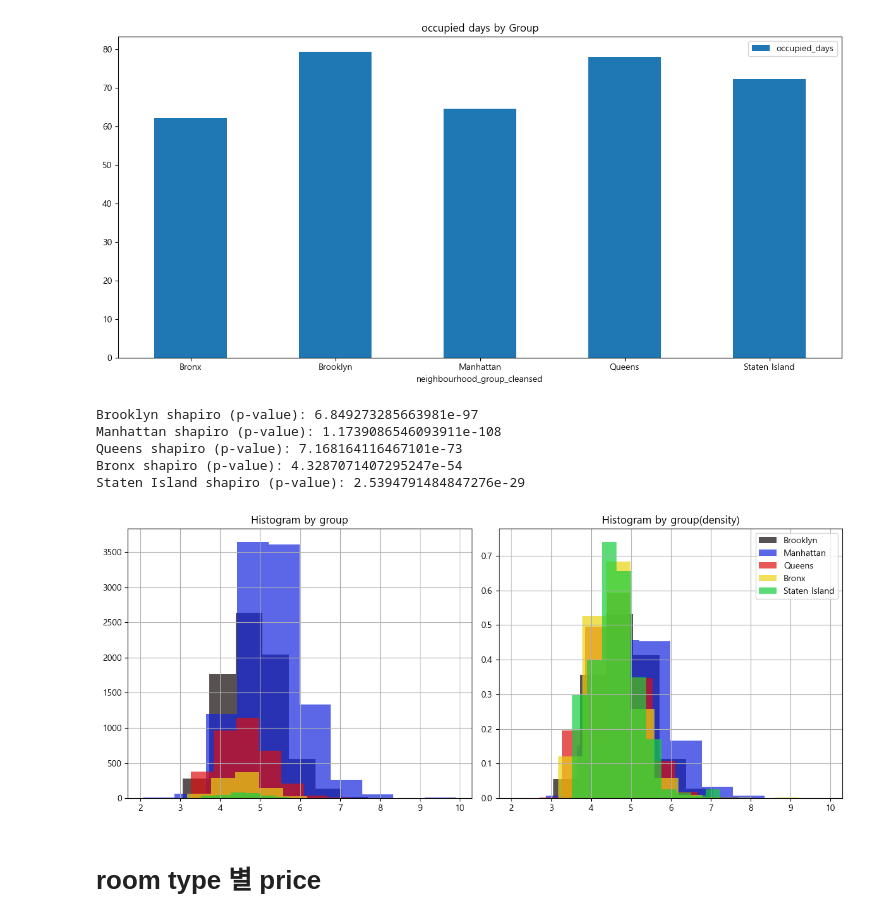
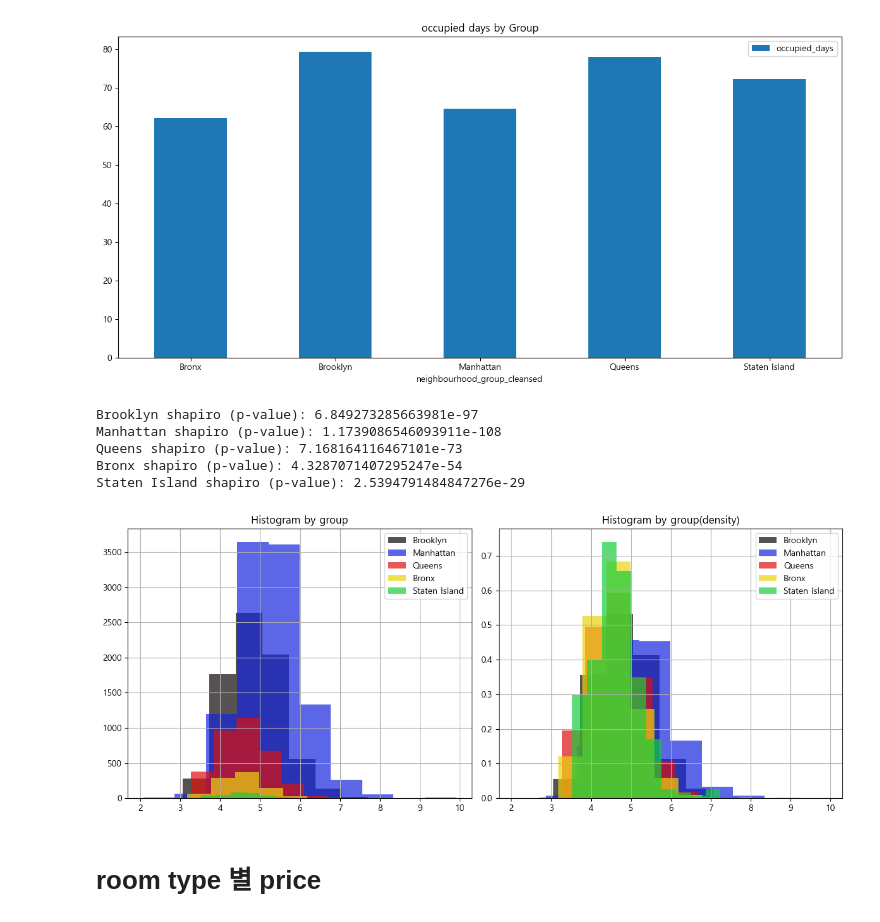
Before and after one commit to sybeom528/airbnb_price_prediction, a Jupyter notebook: notebooks/lch_first_eda.ipynb, the cells around one changed output. Drawn from its saved outputs; the diff is of its cells as text; code cells hidden in the pictures.

```diff
--- a/notebooks/lch_first_eda.ipynb
+++ b/notebooks/lch_first_eda.ipynb
@@ -265,35 +265,37 @@ group_cols
 color_cols = ["#110707","#1626DE","#DE1010","#EAD410","#16CE3E"]
 
 for i in group_cols:
     print(f'{i} shapiro (p-value): {stats.shapiro(df[df['neighbourhood_group_cleansed']==i]['price'])[1]}')
 
 
 fig, ax = plt.subplots(1,2,figsize=(12,5))
 
 for idx, g in enumerate(group_cols):
     group_price = df[df["neighbourhood_group_cleansed"] == g]["price"]
     group_price = np.log1p(group_price)
     group_price.hist(color=color_cols[idx],ax=ax[0], label=g, alpha = 0.7)
 
+
 for idx, g in enumerate(group_cols):
     group_price = df[df["neighbourhood_group_cleansed"] == g]["price"]
     group_price = np.log1p(group_price)
     group_price.hist(color=color_cols[idx],ax=ax[1], label=g, alpha = 0.7, density=True)
 
 ax[0].set_title('Histogram by group')
 ax[1].set_title('Histogram by group(density)')
 
-plt.legend()
+ax[0].legend()
+ax[1].legend()
 plt.tight_layout()
 plt.show()
 #y축을 비율로
 # %% [output]
 Brooklyn shapiro (p-value): 6.849273285663981e-97
 Manhattan shapiro (p-value): 1.1739086546093911e-108
 Queens shapiro (p-value): 7.168164116467101e-73
 Bronx shapiro (p-value): 4.3287071407295247e-54
 Staten Island shapiro (p-value): 2.5394791484847276e-29
-[figure, old version]
+[figure, new version]
 # %% [markdown]
 # room type 별 price
 # %%
```
Also changed, not shown: parts of 3 cells of this notebook.
